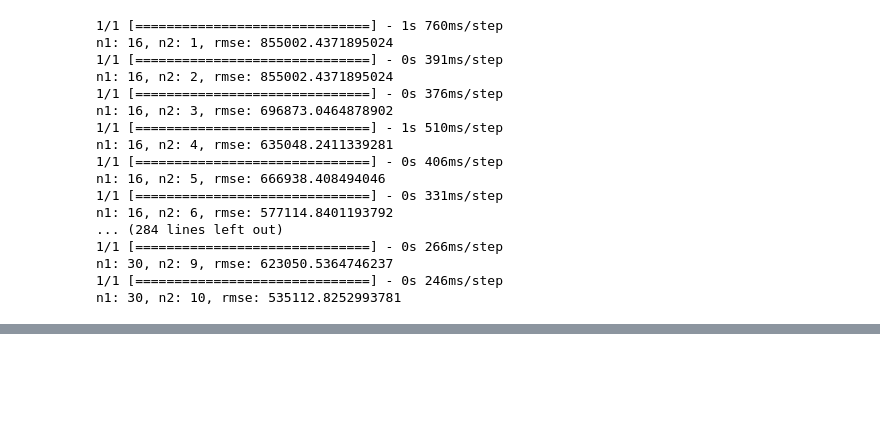
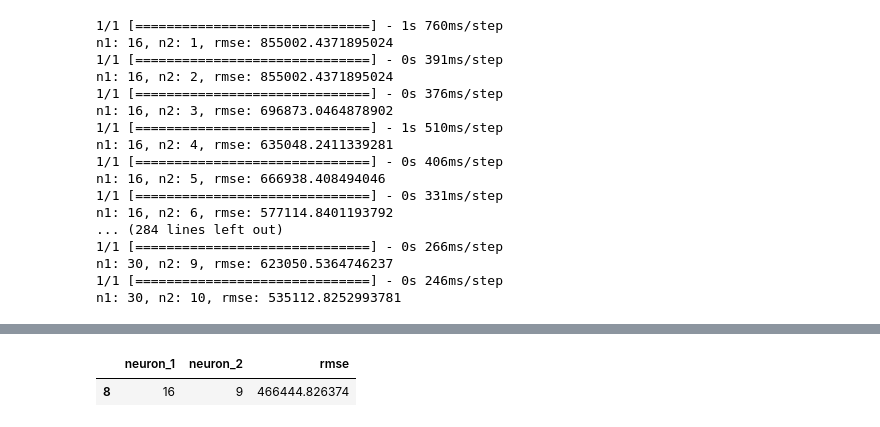
Before and after one commit to kyzeong/Demand-Prediction, a Jupyter notebook: Code/3. LSTM.ipynb, the cells around one changed output, grey strips where cells are left out. Drawn from its saved outputs; the diff is of its cells as text; code cells hidden in the pictures; blank space fills up the shorter version.

```diff
--- a/Code/3. LSTM.ipynb
+++ b/Code/3. LSTM.ipynb
@@ -395,0 +266,10 @@ rmse_lstm
+# %%
+all_scores = pd.read_csv('../Data_Historical/all_score.csv')
+all_scores_2 = pd.read_csv('../Data_Historical/all_score_2.csv')
+all_rmse = pd.concat([all_scores, all_scores_2]).drop(['Unnamed: 0'], axis=1)
+# %%
+# Best RMSE score is when First layer neuron = 16 and 2nd layet neuron = 9.
+all_rmse[all_rmse['rmse']== all_rmse['rmse'].min()]
+# %% [output]
+|  | neuron_1 | neuron_2 | rmse |
+| 8 | 16 | 9 | 466444.826374 |
```
Also changed, not shown: parts of 13 cells of this notebook, 2 other files.
